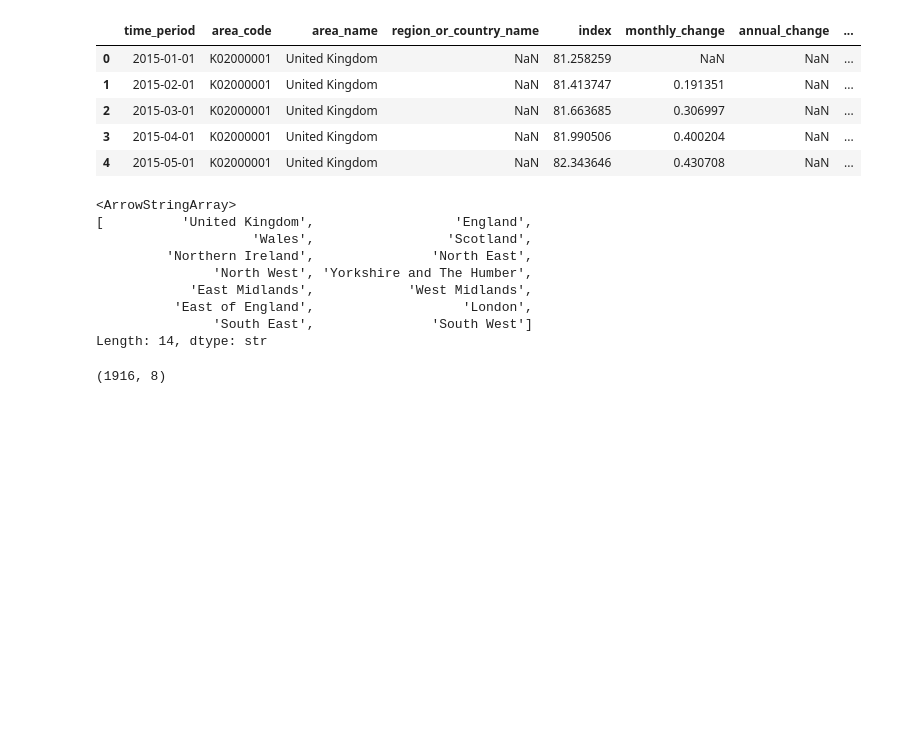
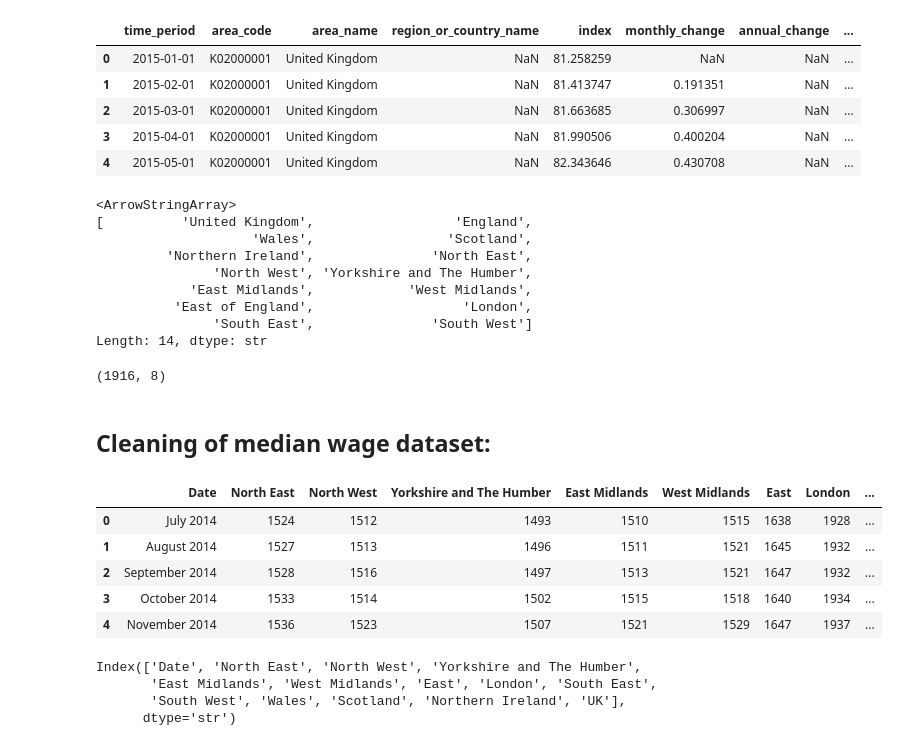
Before and after one commit to Puffinscatz/uk-affordability-analysis, a Jupyter notebook: notebooks/02_data_cleaning.ipynb, the cells around one changed output. Drawn from its saved outputs; the diff is of its cells as text; code cells hidden in the pictures; blank space fills up the shorter version.

```diff
--- a/notebooks/02_data_cleaning.ipynb
+++ b/notebooks/02_data_cleaning.ipynb
@@ -249,3 +251,25 @@ rent_regions.to_csv(
     "../data/processed/private_rents_regions.csv",
     index=False
 )
+# %% [markdown]
+## Cleaning of median wage dataset:
+# %%
+import pandas as pd
+
+wage_df = pd.read_csv("../data/processed/wages_clean_initial.csv")
+
+wage_df.head()
+# %% [output]
+|  | Date | North East | North West | Yorkshire and The Humber | East Midlands | West Midlands | East | London | ... |
+| 0 | July 2014 | 1524 | 1512 | 1493 | 1510 | 1515 | 1638 | 1928 | ... |
+| 1 | August 2014 | 1527 | 1513 | 1496 | 1511 | 1521 | 1645 | 1932 | ... |
+| 2 | September 2014 | 1528 | 1516 | 1497 | 1513 | 1521 | 1647 | 1932 | ... |
+| 3 | October 2014 | 1533 | 1514 | 1502 | 1515 | 1518 | 1640 | 1934 | ... |
+| 4 | November 2014 | 1536 | 1523 | 1507 | 1521 | 1529 | 1647 | 1937 | ... |
+# %%
+wage_df.columns
+# %% [output]
+Index(['Date', 'North East', 'North West', 'Yorkshire and The Humber',
+       'East Midlands', 'West Midlands', 'East', 'London', 'South East',
+       'South West', 'Wales', 'Scotland', 'Northern Ireland', 'UK'],
+      dtype='str')
```
Also changed, not shown: parts of 19 cells of this notebook, 3 other files.
